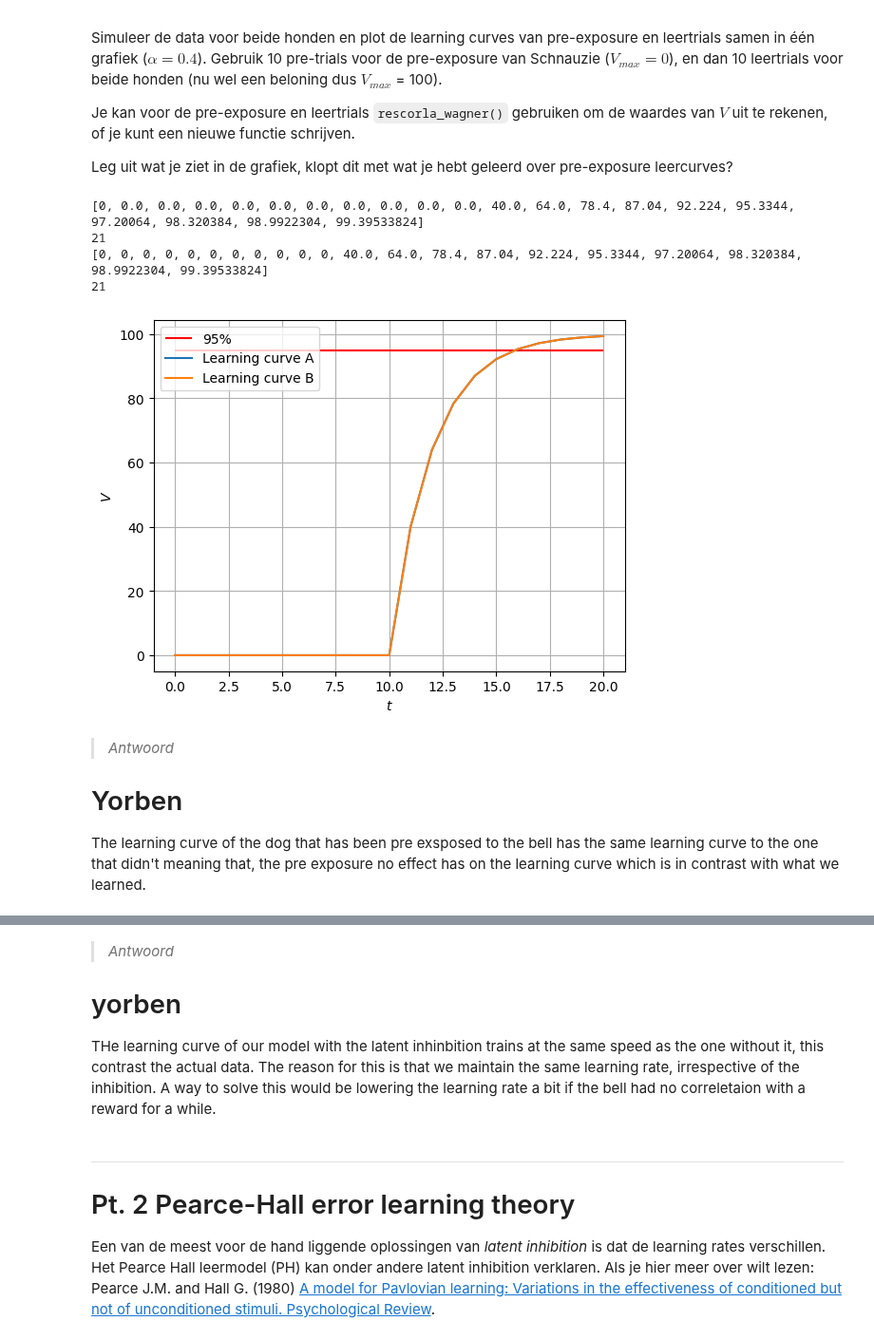
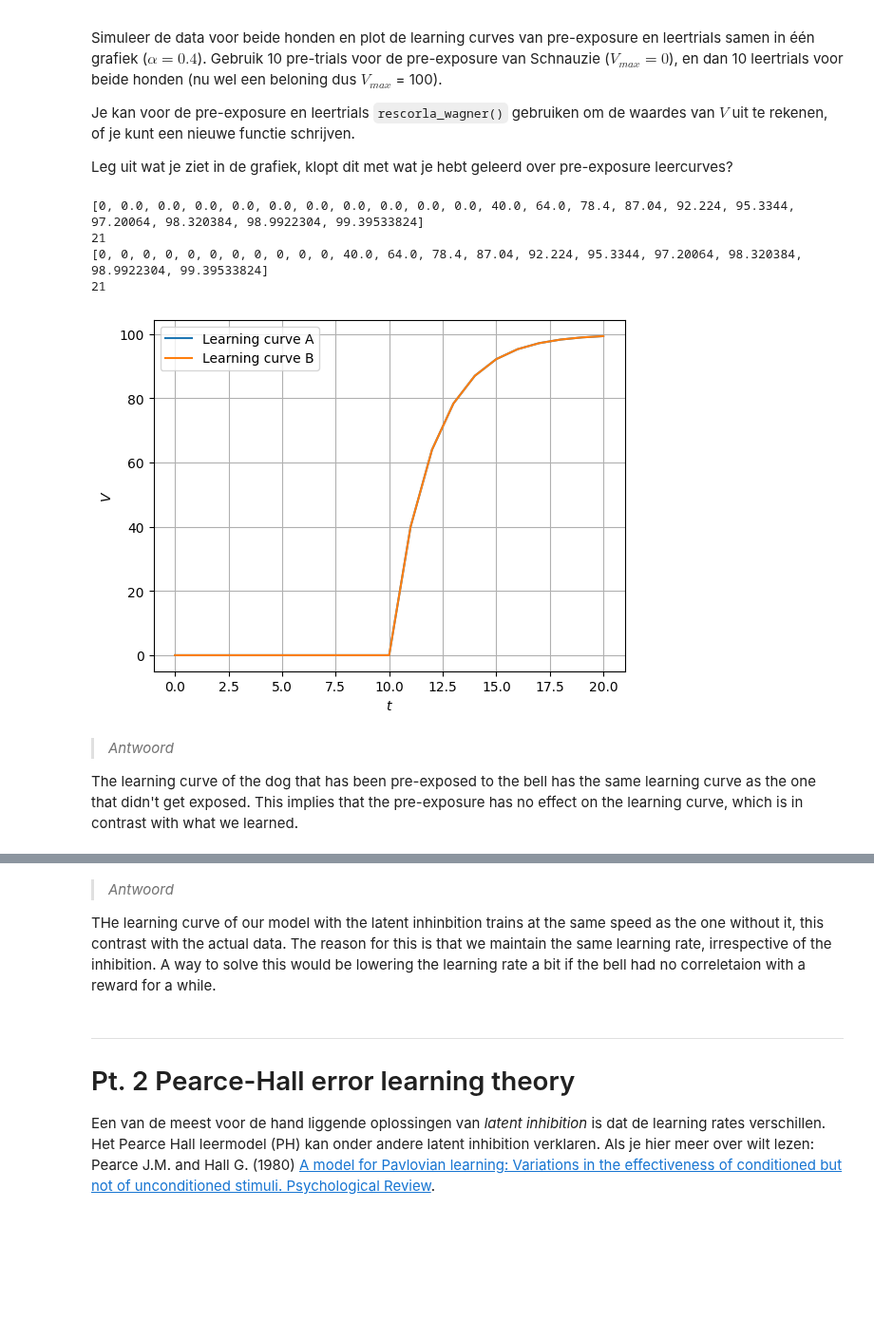
Before and after one commit to YorbenKoolhaas/cogmod, a Jupyter notebook: hw1/Assignment_1.ipynb, the cells around one changed output, grey strips where cells are left out. Shown at 95% size. Drawn from its saved outputs; the diff is of its cells as text; code cells hidden in the pictures; blank space fills up the shorter version.

```diff
--- a/hw1/Assignment_1.ipynb
+++ b/hw1/Assignment_1.ipynb
@@ -391,48 +394,50 @@ Je kan voor de pre-exposure en leertrials `rescorla_wagner()` gebruiken om de wa
 
 Leg uit wat je ziet in de grafiek, klopt dit met wat je hebt geleerd over pre-exposure leercurves?
 # %%
-# TO DO plot
-
 def rescorla_wagner_latent(alpha, v_start, v_max, trials, latent_trials, latent_v_max):
     v_list = [v_start] # list with V_0
     delta_list = [0] # list with delta V_0
+
     for i in range(trials):
+
+        #3 calculate ∆V_t
         if i < latent_trials:
-            #3 calculate ∆V_t
             deltav_t = alpha * (latent_v_max - v_list[-1])
         else:
-            #3 calculate ∆V_t
             deltav_t = alpha * (v_max - v_list[-1])
+
         #4 store ∆V_t in list ∆Vs
         delta_list.append(deltav_t)
+
         #1 calculate V_t
         v_t = v_list[-1] + delta_list[-1]
+
         #2 store V_t in list Vs
         v_list.append(v_t)
+
     return (v_list, delta_list)
 
 
 v_list_sh, delta_list_sh = rescorla_wagner_latent(0.4, 0, 100, 20, 10, 0)
 v_list_bello_data, delta_list_bello_data = rescorla_wagner(0.4, 0, 100, 10)
 print(v_list_sh)
 print(len(v_list_sh))
 v_list_bello =  [0 for i in range(10)] + v_list_bello_data
 print(v_list_bello)
 print(len(v_list_bello))
 test = [0 for i in range(21)
 ]
-plt.hlines(95,0,20, colors='r')
-plot_trials( r"$t$", r"$V$", ['95%', 'Learning curve A', 'Learning curve B'], v_list_sh, v_list_bello)
+plot_trials( r"$t$", r"$V$", ['Learning curve A', 'Learning curve B'], v_list_sh, v_list_bello)
 # %% [output]
 [0, 0.0, 0.0, 0.0, 0.0, 0.0, 0.0, 0.0, 0.0, 0.0, 0.0, 40.0, 64.0, 78.4, 87.04, 92.224, 95.3344, 97.20064, 98.320384, 98.9922304, 99.39533824]
 21
 [0, 0, 0, 0, 0, 0, 0, 0, 0, 0, 0, 40.0, 64.0, 78.4, 87.04, 92.224, 95.3344, 97.20064, 98.320384, 98.9922304, 99.39533824]
 21
-[figure, old version]
+[figure, new version]
 # %% [markdown]
 > *Antwoord*
-# Yorben
-The learning curve of the dog that has been pre exsposed to the bell has the same learning curve to the one that didn't meaning that, the pre exposure no effect has on the learning curve which is in contrast with what we learned.
+
+The learning curve of the dog that has been pre-exposed to the bell has the same learning curve as the one that didn't get exposed. This implies that the pre-exposure has no effect on the learning curve, which is in contrast with what we learned.
 # %% [markdown]
 ### Q5.b (4 punten)
 
@@ -444,8 +449,7 @@ Hoe verschillen jouw learning curves met die van een echt pre-exposure effect? W
 # %% [markdown]
 > *Antwoord*
 
-# yorben
-THe learning curve of our model with the latent inhinbition trains at the same speed as the one without it, this contrast the actual data. The reason for this is that we maintain the same learning rate, irrespective of the inhibition. A way to solve this would be lowering the learning rate a bit if the bell had no correletaion with a reward for a while.
+THe learning curve of our model with the latent inhinbition trains at the same speed as the one without it, this contrast with the actual data. The reason for this is that we maintain the same learning rate, irrespective of the inhibition. A way to solve this would be lowering the learning rate a bit if the bell had no correletaion with a reward for a while.
 # %% [markdown]
 ---
 
```
Also changed, not shown: parts of 6 cells of this notebook, 5 other files.
